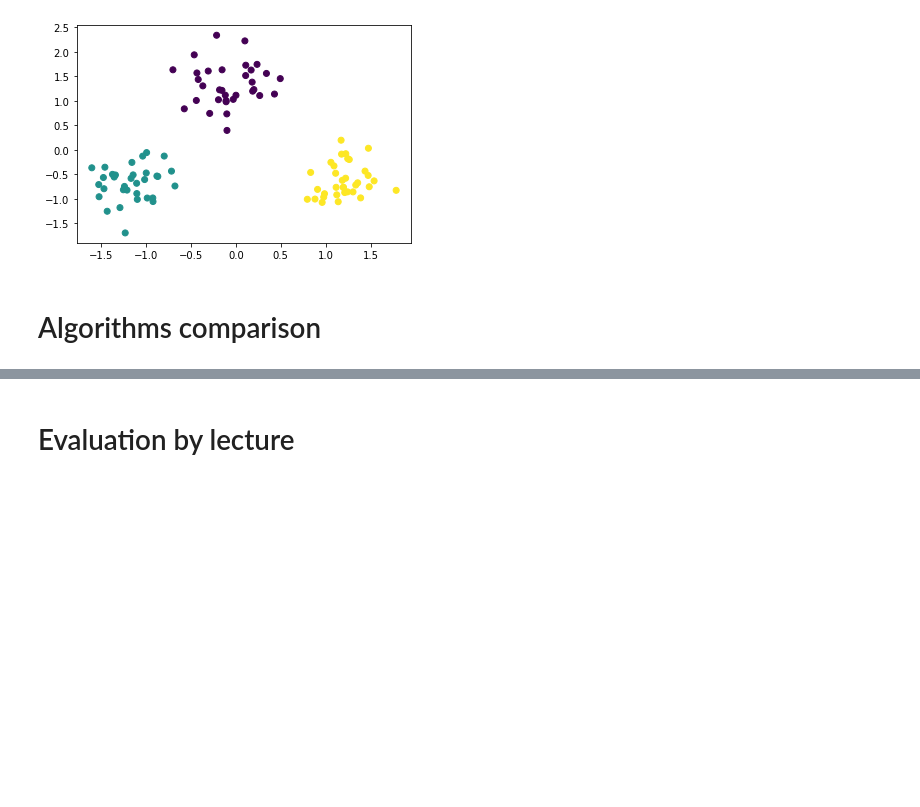
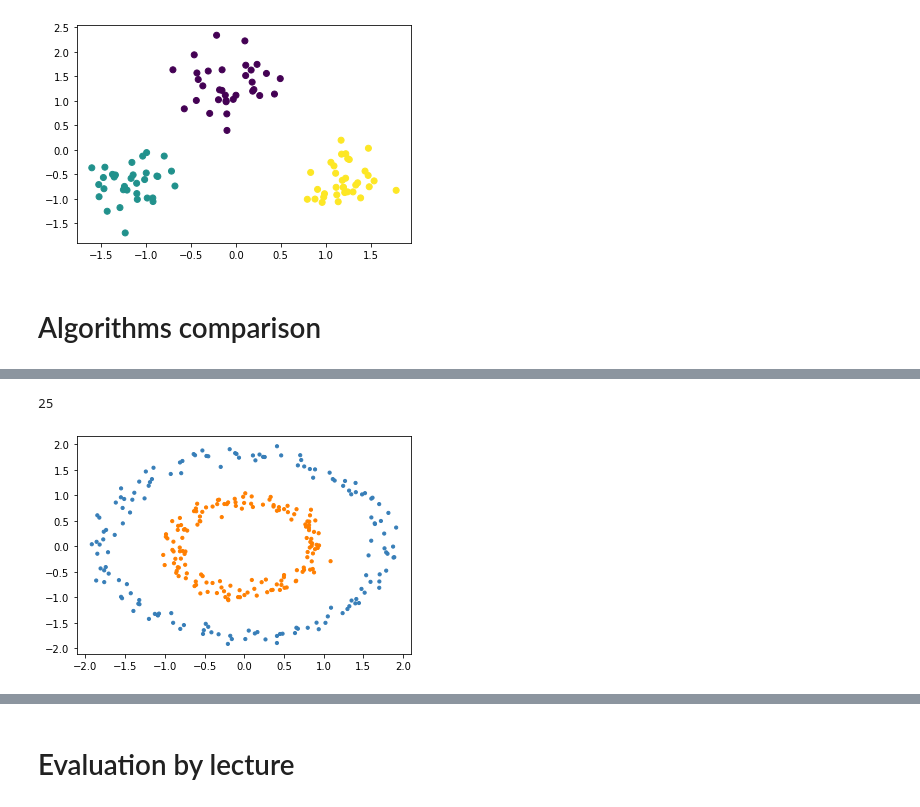
Before and after one commit to arek544/DBSCAN, a Jupyter notebook: dbscan_vs_dbscrn.ipynb, the cells around one changed output, grey strips where cells are left out. Saved outputs shown, nothing was run; the diff lists cells and outputs as text; code cells hidden in the pictures; blank space fills up the shorter version.

```diff
--- a/dbscan_vs_dbscrn.ipynb
+++ b/dbscan_vs_dbscrn.ipynb
@@ -623,0 +487,8 @@ Wall time: 24 s
+# %%
+%%time
+X, y = noisy_circles
+X = StandardScaler().fit_transform(X)
+algorithm = DBSCAN(0.5, 25, euclidean_distance)
+y_pred = algorithm.fit_transform(X)
+plt.scatter(X[:, 0], X[:, 1], s=10, color=colors[y_pred.astype(int)]);
+# %% [output]
@@ -623,0 +497,2 @@ Wall time: 24 s
+25
+[figure, added]
```
Also changed, not shown: parts of 29 cells of this notebook.
